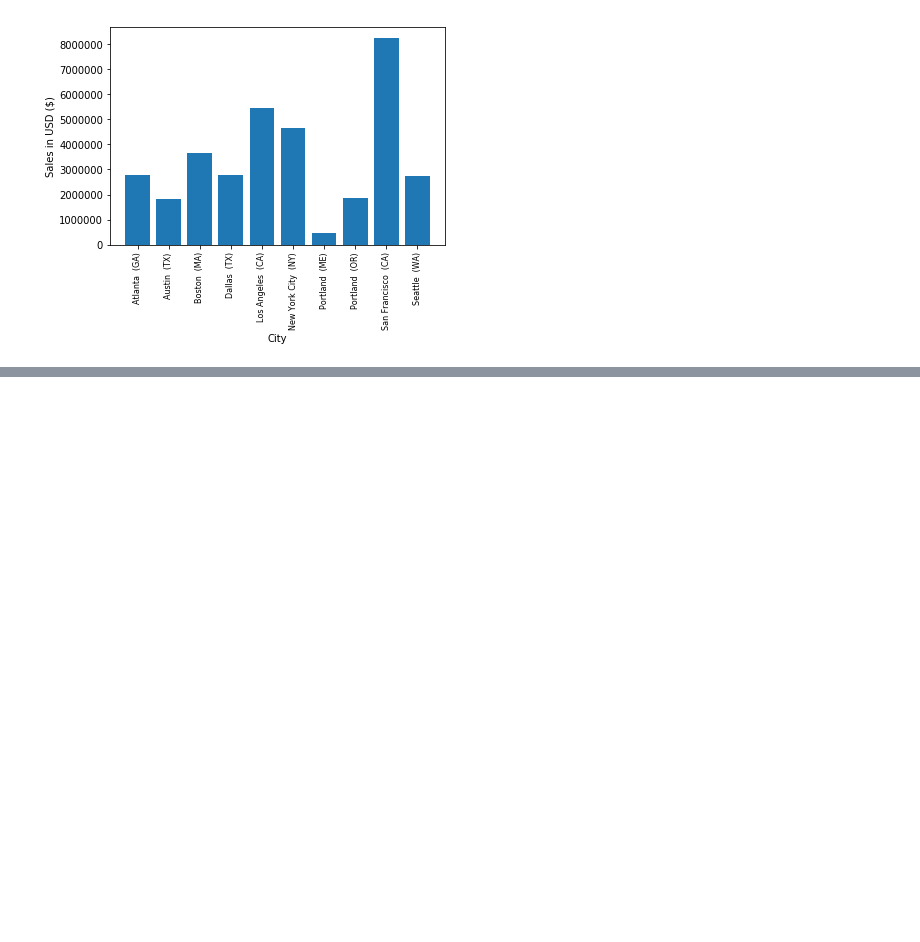
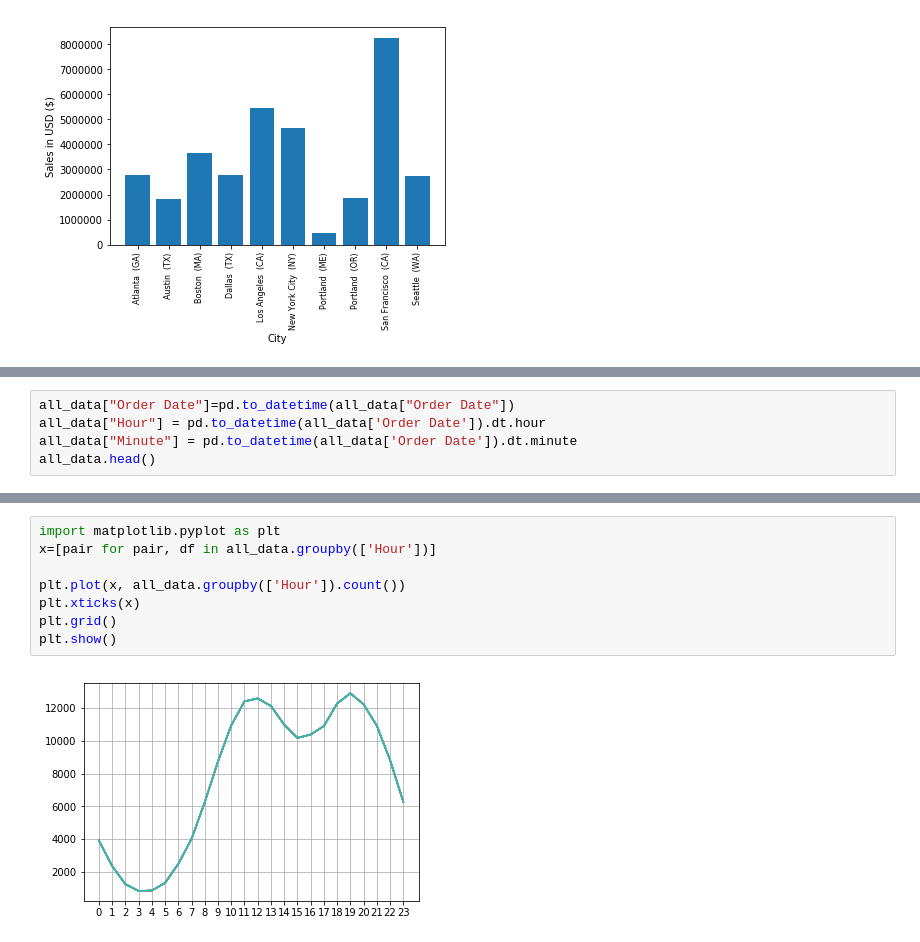
Before and after one commit to basfl/yt_python_panda_data_analysis, a Jupyter notebook: data.ipynb, the cells around one changed output, grey strips where cells are left out. Cells and saved outputs as stored; diff of their text form; blank space fills up the shorter version.

Commit message:
answer the best hours to display advertisements question

```diff
--- a/data.ipynb
+++ b/data.ipynb
@@ -164,0 +167,5 @@ plt.show()
+# %%
+all_data["Order Date"]=pd.to_datetime(all_data["Order Date"])
+all_data["Hour"] = pd.to_datetime(all_data['Order Date']).dt.hour
+all_data["Minute"] = pd.to_datetime(all_data['Order Date']).dt.minute
+all_data.head()
@@ -164,0 +179,10 @@ plt.show()
+# %%
+import matplotlib.pyplot as plt
+x=[pair for pair, df in all_data.groupby(['Hour'])]
+
+plt.plot(x, all_data.groupby(['Hour']).count())
+plt.xticks(x)
+plt.grid()
+plt.show()
+# %% [output]
+[figure, added]
```
Also changed, not shown: parts of 2 cells of this notebook.
